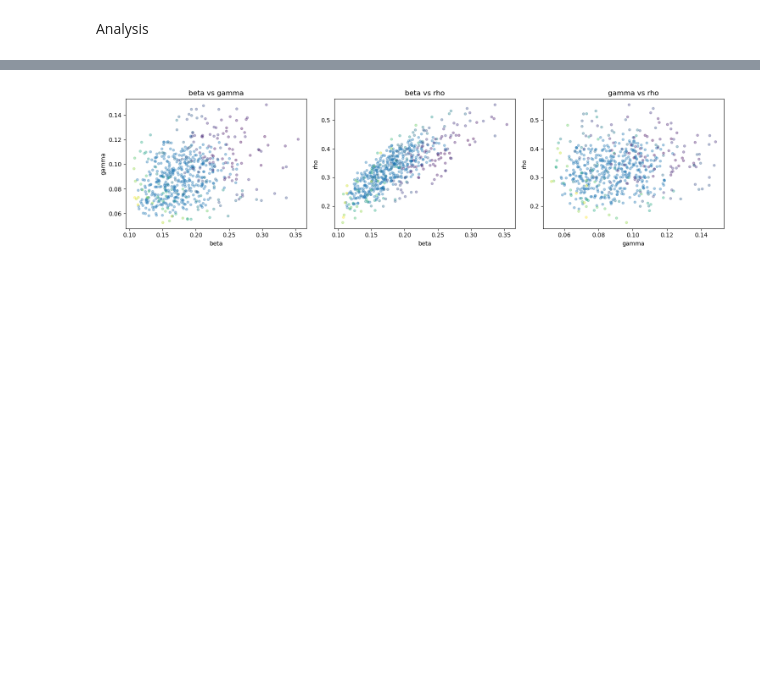
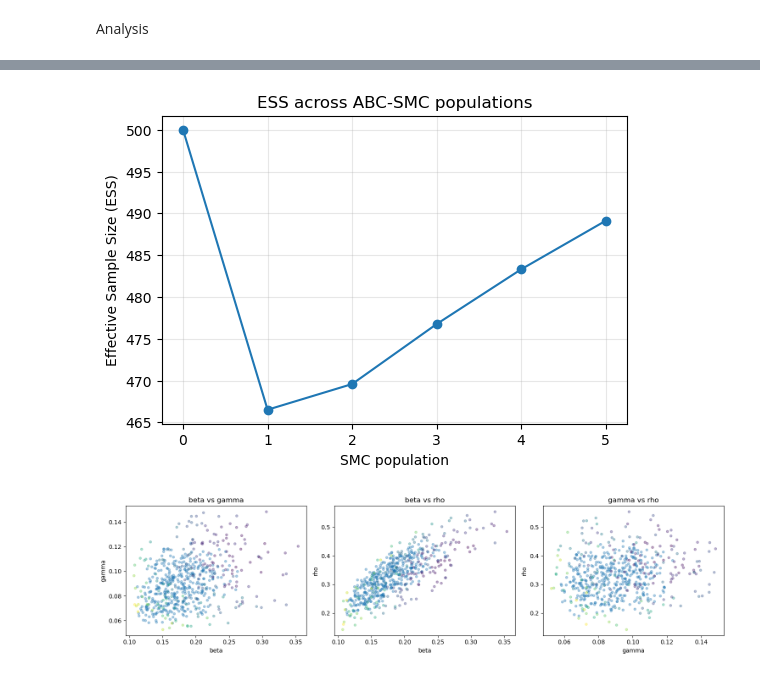
Before and after one commit to rooderich/ST3247_Assignment_Sem2_25-26, a Jupyter notebook: ABC_SMC2.ipynb, the cells around one changed output, grey strips where cells are left out. Saved outputs shown, nothing was run; the diff lists cells and outputs as text; code cells hidden in the pictures; blank space fills up the shorter version.

```diff
--- a/ABC_SMC2.ipynb
+++ b/ABC_SMC2.ipynb
@@ -454,3 +473,22 @@ rho
+# %%
+ess_df = pd.DataFrame({
+    "population": range(len(populations)),
+    "epsilon": [pop["epsilon"] for pop in populations],
+    "ESS": [pop["ess"] for pop in populations],
+    "accept_rate": [pop["accept_rate"] for pop in populations],
+    "n_tries": [pop["n_tries"] for pop in populations]
+})
+
+plt.figure(figsize=(6, 4))
+plt.plot(ess_df["population"], ess_df["ESS"], marker="o")
+plt.xticks(ess_df["population"])
+plt.xlabel("SMC population")
+plt.ylabel("Effective Sample Size (ESS)")
+plt.title("ESS across ABC-SMC populations")
+plt.grid(True, alpha=0.3)
+plt.show()
+# %% [output]
+[figure, added]
 # %%
 fig, axes = plt.subplots(1, 3, figsize=(15,4))
 
```
Also changed, not shown: parts of 7 cells of this notebook.
